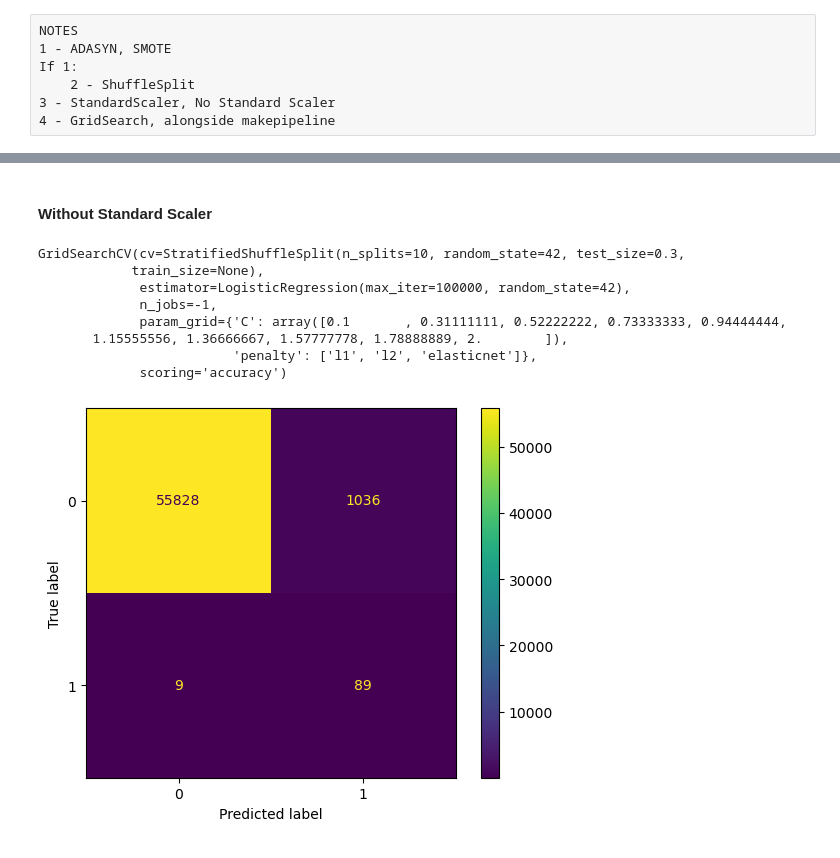
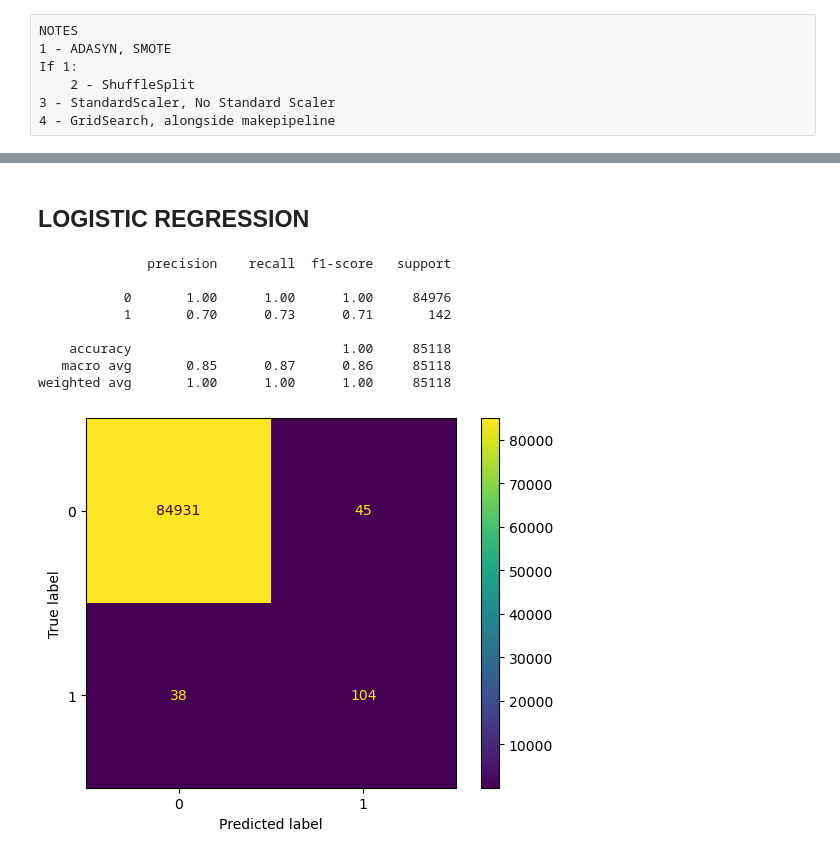
Before and after one commit to Jagunmolu/credit-card-fraud-detection, a Jupyter notebook: credit_card_fraud_detection.ipynb, the cells around one changed output, grey strips where cells are left out. Saved outputs shown, nothing was run; the diff lists cells and outputs as text; code cells hidden in the pictures.

```diff
--- a/credit_card_fraud_detection.ipynb
+++ b/credit_card_fraud_detection.ipynb
@@ -124,7 +141,7 @@ drop_list = ['V13' ,'V15', 'V22', 'V23', 'V25', 'V26', 'Time']
 # %%
 # A function to remove columns that might not be useful for prediction
 
-def split_data(df, drop_list=None, test_size=0.2, stratify=True):
+def split_data(df, drop_list=None, test_size=0.3, stratify=True):
     if drop_list:
         df=df.drop(drop_list, axis=1)
     X=df.drop(['Class'], axis=1)
@@ -252,8 +196,0 @@ ConfusionMatrixDisplay.from_estimator(grid, X_test_drop, y_test_drop);
-# %%
-lr = LogisticRegression(random_state=42, max_iter=100_000)
-params = {"penalty": ["l1", "l2", "elasticnet"], "C": np.linspace(.1, 2, 10)}
-scoring = ["accuracy", "precision", "recall", "f1", "neg_log_loss"]
-cv = StratifiedShuffleSplit(test_size=.3, random_state=42)
-grid = GridSearchCV(lr, param_grid=params, cv=cv, n_jobs=-1, scoring="accuracy")
-clf = make_pipeline(StandardScaler(), grid)
-clf.fit(X_train, y_train)
@@ -279,8 +196,0 @@ ConfusionMatrixDisplay.from_estimator(clf, X_test, y_test);
-# %%
-lr = LogisticRegression(random_state=42, max_iter=100_000)
-params = {"penalty": ["l1", "l2", "elasticnet"], "C": np.linspace(.1, 2, 10)}
-scoring = ["accuracy", "precision", "recall", "f1", "neg_log_loss"]
-splits = range(5, 11)
-cv = StratifiedShuffleSplit(test_size=.3, random_state=42)
-grid = GridSearchCV(lr, param_grid=params, cv=cv, n_jobs=-1, scoring="accuracy")
-grid.fit(X_train, y_train)
@@ -745,23 +205,0 @@ ConfusionMatrixDisplay.from_estimator(clf, X_test, y_test);
-# %% [markdown]
-#### Without Standard Scaler
-# %%
-lr = LogisticRegression(random_state=42, max_iter=100_000)
-params = {"penalty": ["l1", "l2", "elasticnet"], "C": np.linspace(.1, 2, 10)}
-scoring = ["accuracy", "precision", "recall", "f1", "neg_log_loss"]
-splits = range(5, 11)
-cv = StratifiedShuffleSplit(test_size=.3, random_state=42)
-grid = GridSearchCV(lr, param_grid=params, cv=cv, n_jobs=-1, scoring="accuracy")
-grid.fit(X_train_smoteenn, y_train_smoteenn)
-# %% [output]
-GridSearchCV(cv=StratifiedShuffleSplit(n_splits=10, random_state=42, test_size=0.3,
-            train_size=None),
-             estimator=LogisticRegression(max_iter=100000, random_state=42),
-             n_jobs=-1,
-             param_grid={'C': array([0.1       , 0.31111111, 0.52222222, 0.73333333, 0.94444444,
-       1.15555556, 1.36666667, 1.57777778, 1.78888889, 2.        ]),
-                         'penalty': ['l1', 'l2', 'elasticnet']},
-             scoring='accuracy')
-# %%
-ConfusionMatrixDisplay.from_estimator(grid, X_test, y_test);
-# %% [output]
-[figure, removed]
@@ -767,0 +209,18 @@ ConfusionMatrixDisplay.from_estimator(grid, X_test, y_test);
+# %% [markdown]
+## LOGISTIC REGRESSION
+# %%
+lr = LogisticRegression(class_weight={0:.4, 1:.6})
+lr.fit(X_train, y_train)
+y_pred = lr.predict(X_test)
+print(classification_report(y_test, y_pred))
+ConfusionMatrixDisplay.from_predictions(y_test, y_pred);
+# %% [output]
+              precision    recall  f1-score   support
+
+           0       1.00      1.00      1.00     84976
+           1       0.70      0.73      0.71       142
+
+    accuracy                           1.00     85118
+   macro avg       0.85      0.87      0.86     85118
+weighted avg       1.00      1.00      1.00     85118
+[figure, added]
```
Also changed, not shown: parts of 132 cells of this notebook.
